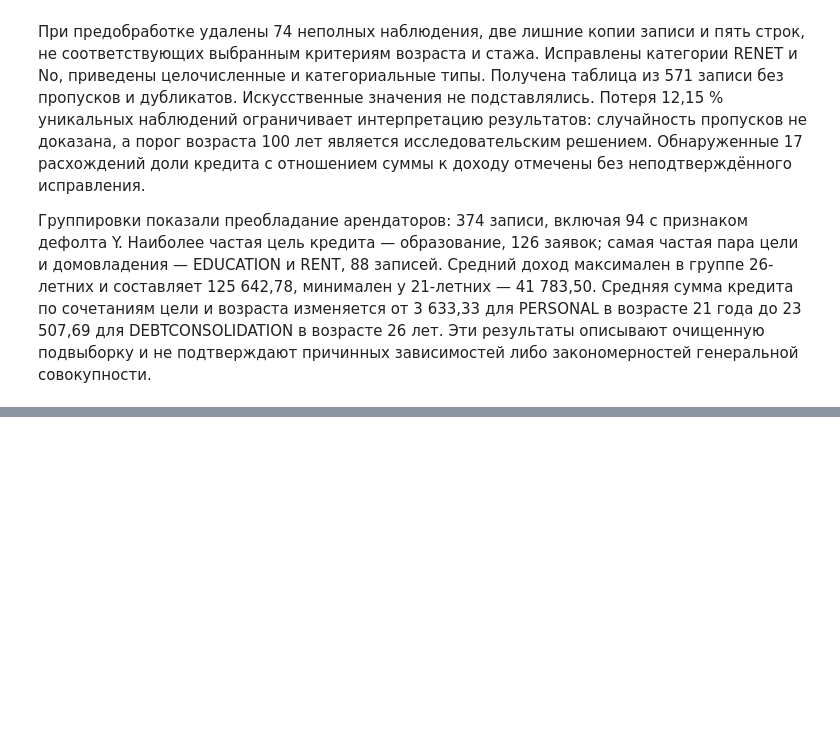
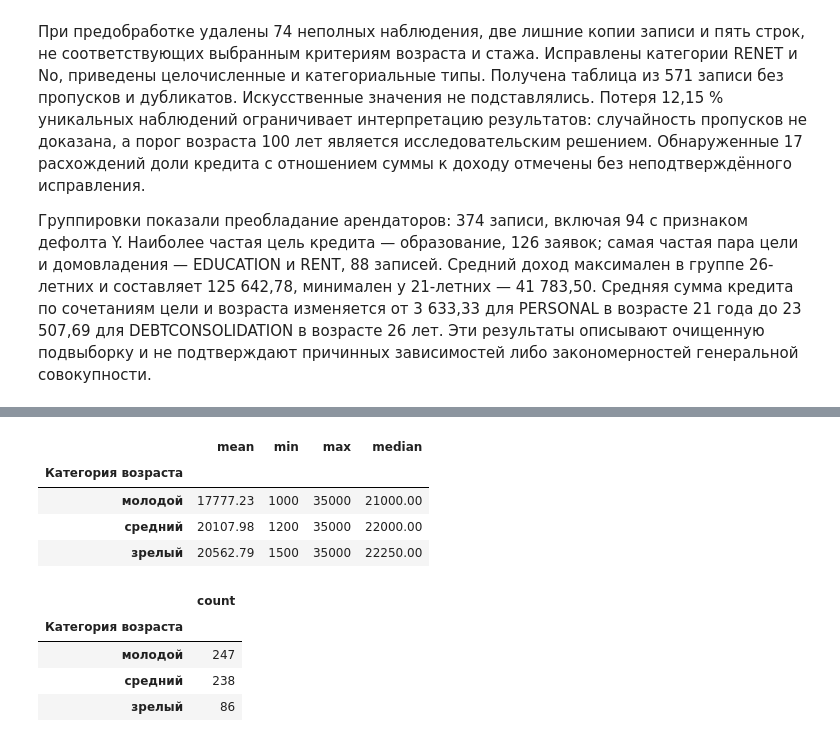
Before and after one commit to StasWW/suai-data-analysis-lab1, a Jupyter notebook: ЛР1_Жойд_8.ipynb, the cells around one changed output, grey strips where cells are left out. Saved outputs shown, nothing was run; the diff lists cells and outputs as text; code cells hidden in the pictures; blank space fills up the shorter version.

```diff
--- a/ЛР1_Жойд_8.ipynb
+++ b/ЛР1_Жойд_8.ipynb
@@ -533,0 +665,18 @@ print('Контроль выполнен. Сохранены utility/credit_risk
+# %%
+result_07 = df.groupby(age_cat, observed=True)['amount'].agg(
+    ['mean', 'min', 'max', 'median']
+).round(2)
+counts_07 = df[age_cat].value_counts(sort=False).rename('count').to_frame()
+display(result_07)
+display(counts_07)
+# %% [output]
+|  | mean | min | max | median |
+| Категория возраста |  |  |  |  |
+| молодой | 17777.23 | 1000 | 35000 | 21000.00 |
+| средний | 20107.98 | 1200 | 35000 | 22000.00 |
+| зрелый | 20562.79 | 1500 | 35000 | 22250.00 |
+|  | count |
+| Категория возраста |  |
+| молодой | 247 |
+| средний | 238 |
+| зрелый | 86 |
```
Also changed, not shown: parts of 22 cells of this notebook, 1 other file.
